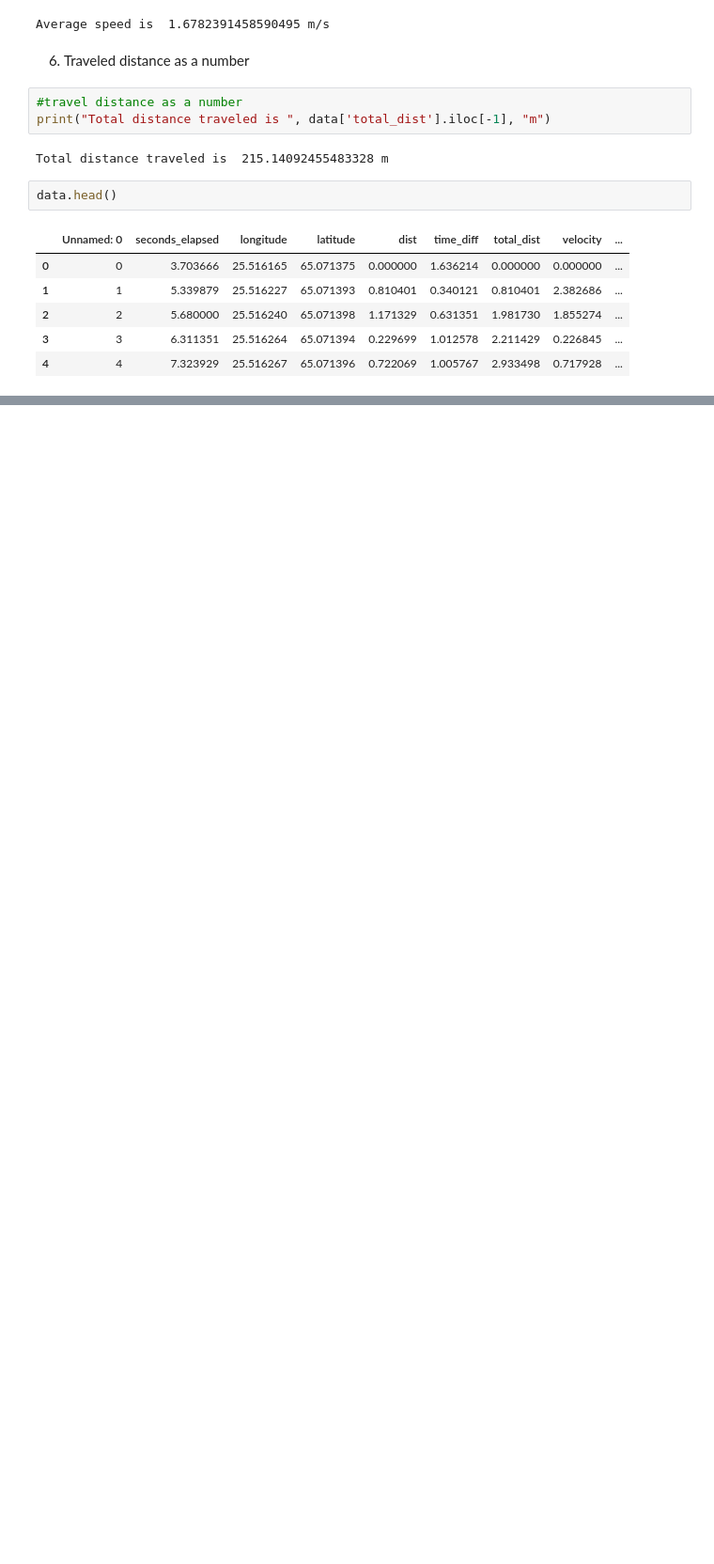
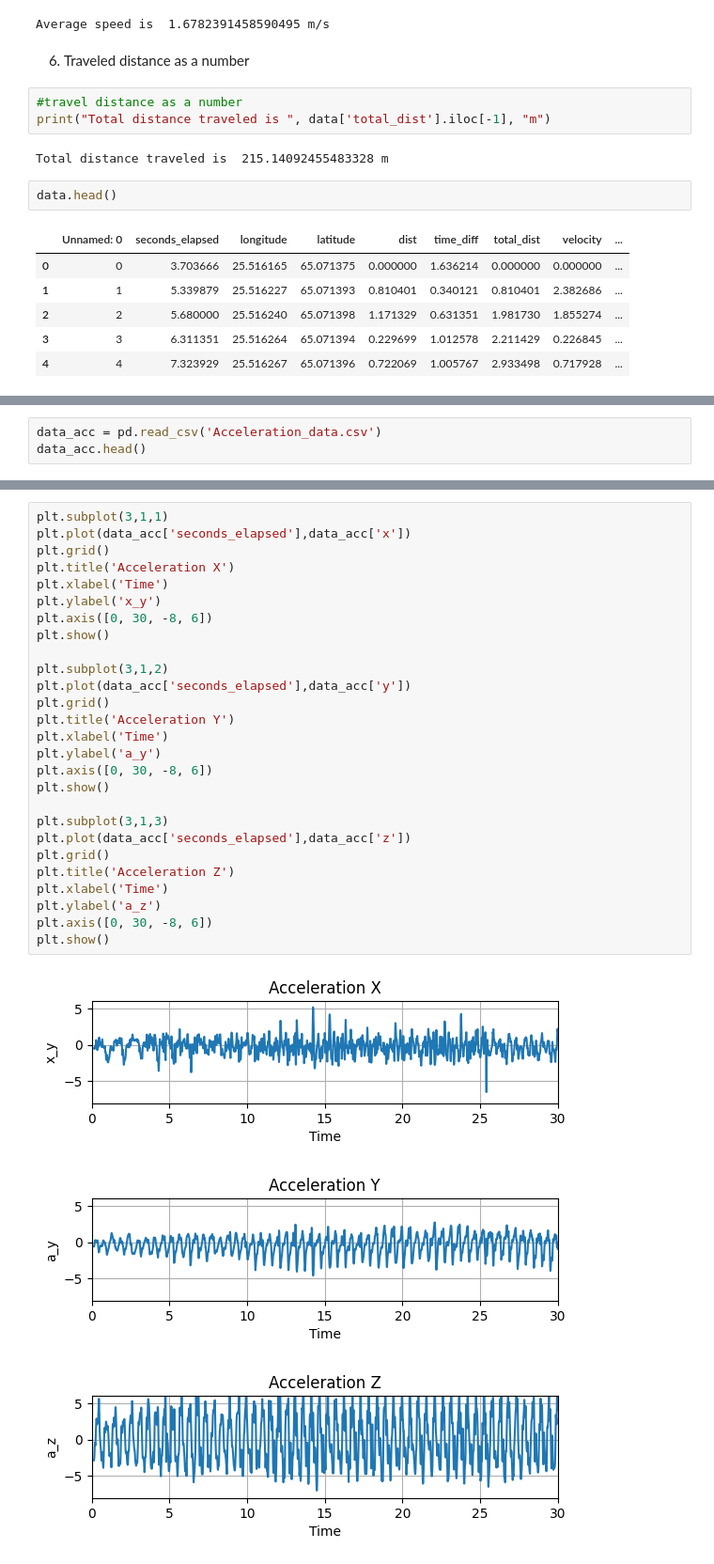
Before and after one commit to DIN22SP/SportsApp-Physics-final-project, a Jupyter notebook: SportsApp.ipynb, the cells around one changed output, grey strips where cells are left out. Shown at 94% size. Saved outputs shown, nothing was run; the diff lists cells and outputs as text; blank space fills up the shorter version.

```diff
--- a/SportsApp.ipynb
+++ b/SportsApp.ipynb
@@ -142,0 +147,3 @@ data.head()
+# %%
+data_acc = pd.read_csv('Acceleration_data.csv')
+data_acc.head()
@@ -142,0 +157,31 @@ data.head()
+# %%
+plt.subplot(3,1,1)
+plt.plot(data_acc['seconds_elapsed'],data_acc['x'])
+plt.grid()
+plt.title('Acceleration X')
+plt.xlabel('Time')
+plt.ylabel('x_y')
+plt.axis([0, 30, -8, 6])
+plt.show()
+
+plt.subplot(3,1,2)
+plt.plot(data_acc['seconds_elapsed'],data_acc['y'])
+plt.grid()
+plt.title('Acceleration Y')
+plt.xlabel('Time')
+plt.ylabel('a_y')
+plt.axis([0, 30, -8, 6])
+plt.show()
+
+plt.subplot(3,1,3)
+plt.plot(data_acc['seconds_elapsed'],data_acc['z'])
+plt.grid()
+plt.title('Acceleration Z')
+plt.xlabel('Time')
+plt.ylabel('a_z')
+plt.axis([0, 30, -8, 6])
+plt.show()
+# %% [output]
+[figure, added]
+[figure, added]
+[figure, added]
```
Also changed, not shown: parts of 8 cells of this notebook.
